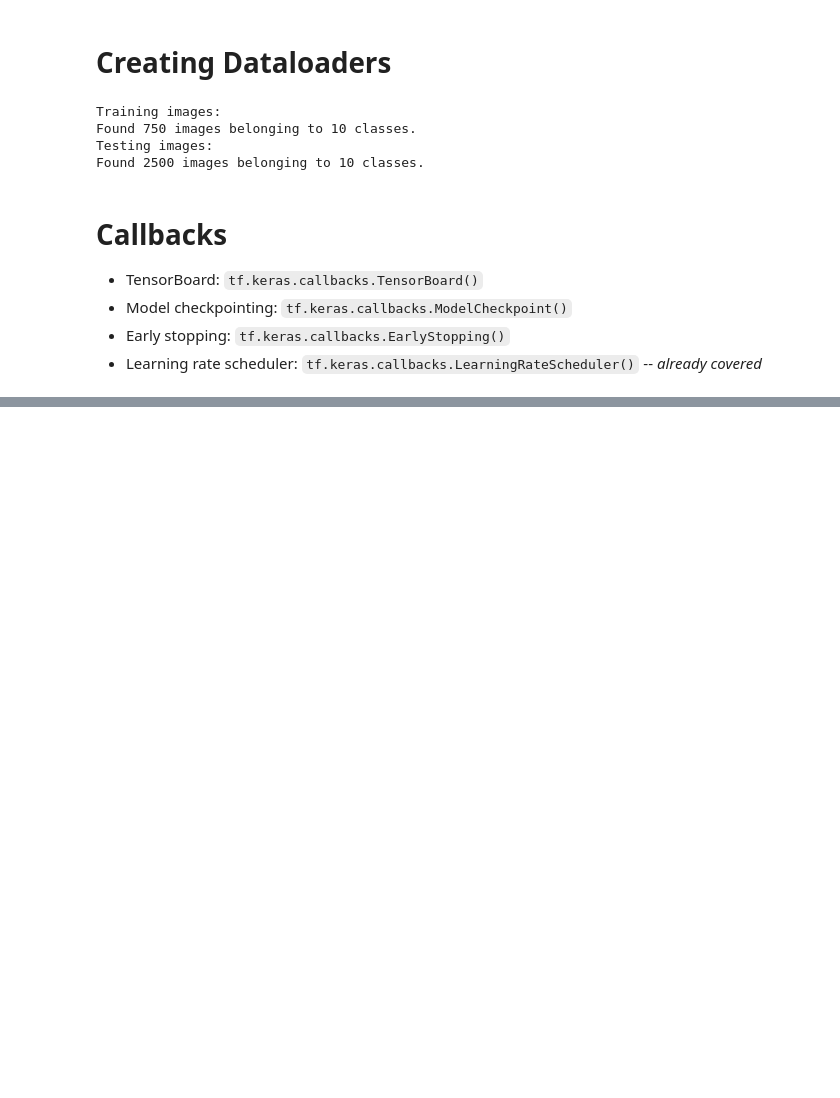
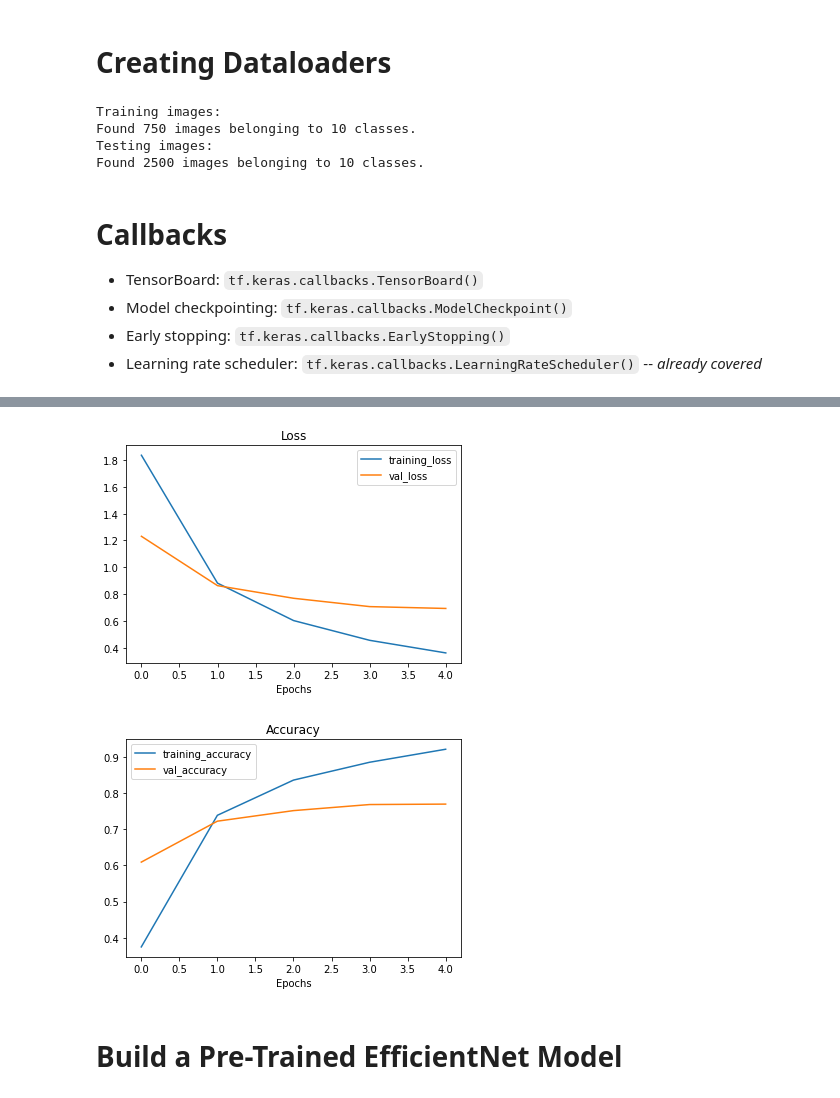
Before and after one commit to hiydavid/tfdev-learning, a Jupyter notebook: ZTM/notebooks/tfdev_04_transfer_learning_feature_exrtraction.ipynb, the cells around one changed output, grey strips where cells are left out. Saved outputs shown, nothing was run; the diff lists cells and outputs as text; code cells hidden in the pictures; blank space fills up the shorter version.

```diff
--- a/ZTM/notebooks/tfdev_04_transfer_learning_feature_exrtraction.ipynb
+++ b/ZTM/notebooks/tfdev_04_transfer_learning_feature_exrtraction.ipynb
@@ -77,7 +77,7 @@ train_data_10_percent = train_datagen.flow_from_directory(
 )
 
 print("Testing images:")
-train_data_10_percent = train_datagen.flow_from_directory(
+test_data = test_datagen.flow_from_directory(
     test_dir,
     target_size=IMAGE_SHAPE,
     batch_size=BATCH_SIZE,
@@ -108,0 +161,19 @@ def create_tensorboard_callback(dir_name, experiment_name):
+# %%
+# compile & fit pretrained model
+resnet_model.compile(
+    loss=tf.keras.losses.CategoricalCrossentropy(),
+    optimizer=tf.keras.optimizers.Adam(),
+    metrics=["accuracy"]
+)
+
+hist_resnet = resnet_model.fit(
+    train_data_10_percent,
+    epochs=5,
+    steps_per_epoch=len(train_data_10_percent),
+    validation_data=test_data,
+    validation_steps=len(test_data),
+    callbacks=[create_tensorboard_callback(
+        dir_name="tensorflow_hub",
+        experiment_name="resnet50v2"
+    )]
+)
@@ -108,0 +192,29 @@ def create_tensorboard_callback(dir_name, experiment_name):
+# %%
+# create a function to plot loss curve
+import matplotlib.pyplot as plt
+
+def plot_loss_curves(history):
+  loss = history.history['loss']
+  val_loss = history.history['val_loss']
+  accuracy = history.history['accuracy']
+  val_accuracy = history.history['val_accuracy']
+  epochs = range(len(history.history['loss']))
+  plt.plot(epochs, loss, label='training_loss')
+  plt.plot(epochs, val_loss, label='val_loss')
+  plt.title('Loss')
+  plt.xlabel('Epochs')
+  plt.legend()
+  plt.figure()
+  plt.plot(epochs, accuracy, label='training_accuracy')
+  plt.plot(epochs, val_accuracy, label='val_accuracy')
+  plt.title('Accuracy')
+  plt.xlabel('Epochs')
+  plt.legend();
+# %%
+# plot
+plot_loss_curves(hist_resnet)
+# %% [output]
+[figure, added]
+[figure, added]
+# %% [markdown]
+# Build a Pre-Trained EfficientNet Model
```
Also changed, not shown: parts of 14 cells of this notebook.
